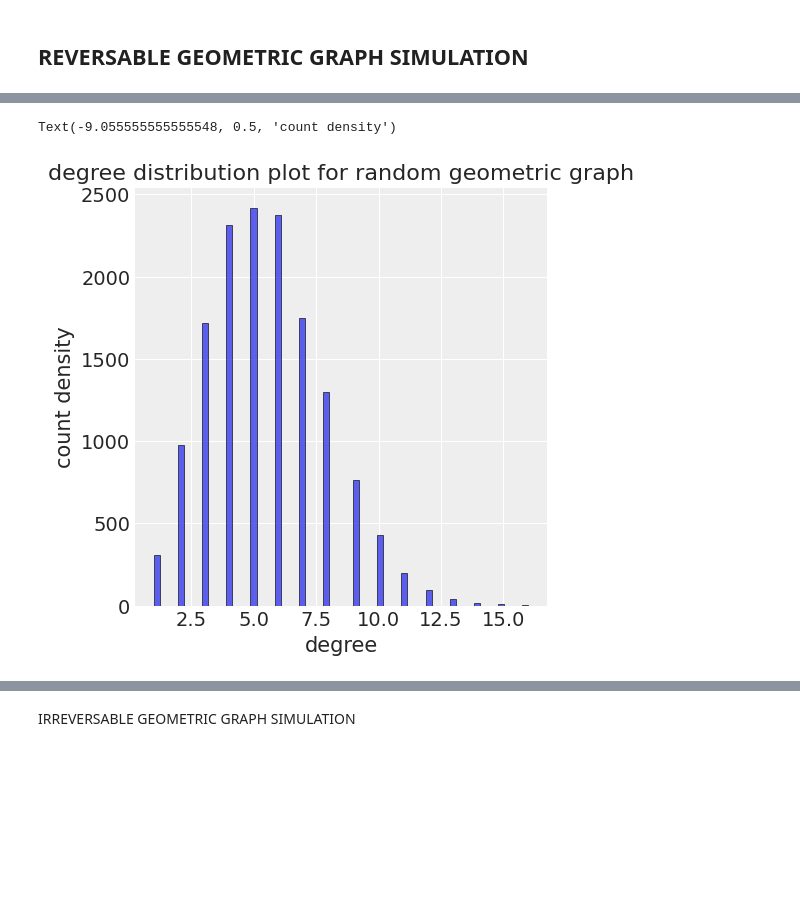
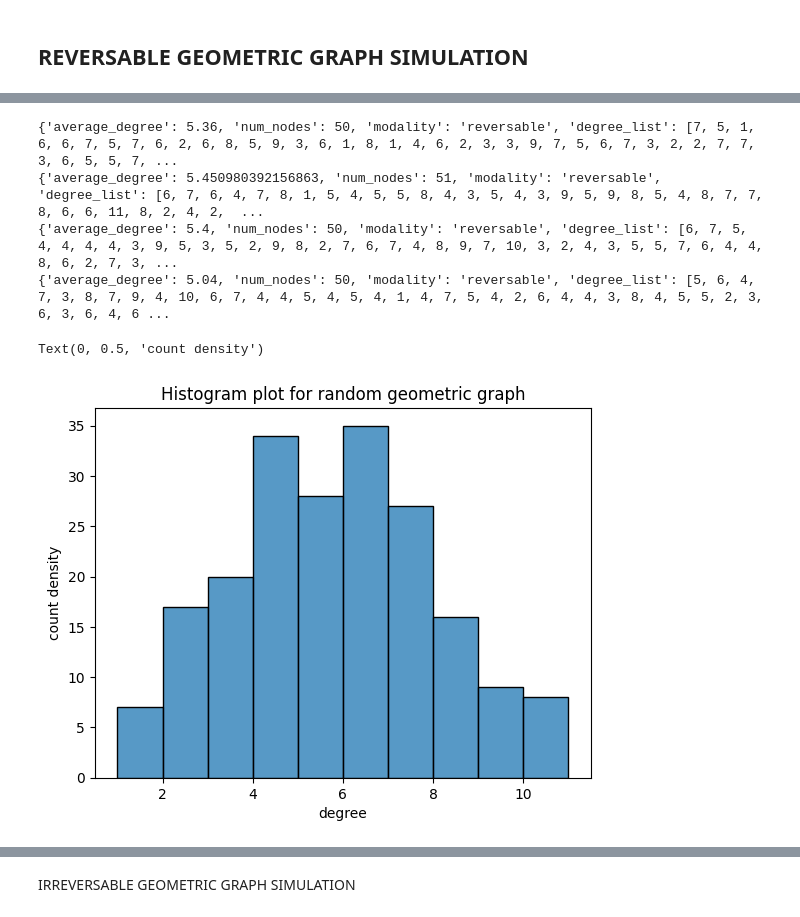
Before and after one commit to cm2435/graph_transmittion_research_project, a Jupyter notebook: experiments/variable_structure.ipynb, the cells around one changed output, grey strips where cells are left out. Saved outputs shown, nothing was run; the diff lists cells and outputs as text; code cells hidden in the pictures; blank space fills up the shorter version.

```diff
--- a/experiments/variable_structure.ipynb
+++ b/experiments/variable_structure.ipynb
@@ -47,17 +50,23 @@ average num nodes 490.06666666666666 std :  52.486146320296314
 # %%
 #Degree distribution for the random geometric
+#Can take any of the outputs, they share the same random graphs
 
 degrees_list = []
-for run in simulation_run[0]['info_dict']:
+for run in simulation_run['reversable']['info_dict']:
+    print(run)
     degrees_list.extend(run['degree_list'])
 
-sns.displot(degrees_list)
-plt.title("degree distribution plot for random geometric graph")
+sns.histplot(degrees_list)
+plt.title("Histogram plot for random geometric graph")
 plt.xlabel("degree")
 plt.ylabel("count density")
 # %% [output]
-Text(-9.055555555555548, 0.5, 'count density')
+{'average_degree': 5.36, 'num_nodes': 50, 'modality': 'reversable', 'degree_list': [7, 5, 1, 6, 6, 7, 5, 7, 6, 2, 6, 8, 5, 9, 3, 6, 1, 8, 1, 4, 6, 2, 3, 3, 9, 7, 5, 6, 7, 3, 2, 2, 7, 7, 3, 6, 5, 5, 7, ...
+{'average_degree': 5.450980392156863, 'num_nodes': 51, 'modality': 'reversable', 'degree_list': [6, 7, 6, 4, 7, 8, 1, 5, 4, 5, 5, 8, 4, 3, 5, 4, 3, 9, 5, 9, 8, 5, 4, 8, 7, 7, 8, 6, 6, 11, 8, 2, 4, 2,  ...
+{'average_degree': 5.4, 'num_nodes': 50, 'modality': 'reversable', 'degree_list': [6, 7, 5, 4, 4, 4, 4, 3, 9, 5, 3, 5, 2, 9, 8, 2, 7, 6, 7, 4, 8, 9, 7, 10, 3, 2, 4, 3, 5, 5, 7, 6, 4, 4, 8, 6, 2, 7, 3, ...
+{'average_degree': 5.04, 'num_nodes': 50, 'modality': 'reversable', 'degree_list': [5, 6, 4, 7, 3, 8, 7, 9, 4, 10, 6, 7, 4, 4, 5, 4, 5, 4, 1, 4, 7, 5, 4, 2, 6, 4, 4, 3, 8, 4, 5, 5, 2, 3, 6, 3, 6, 4, 6 ...
+Text(0, 0.5, 'count density')
-[figure, old version]
+[figure, new version]
 # %%
 sns.kdeplot(np.random.poisson(5,2, 1000))
 # %% [output]
```
Also changed, not shown: parts of 17 cells of this notebook, 3 other files.
